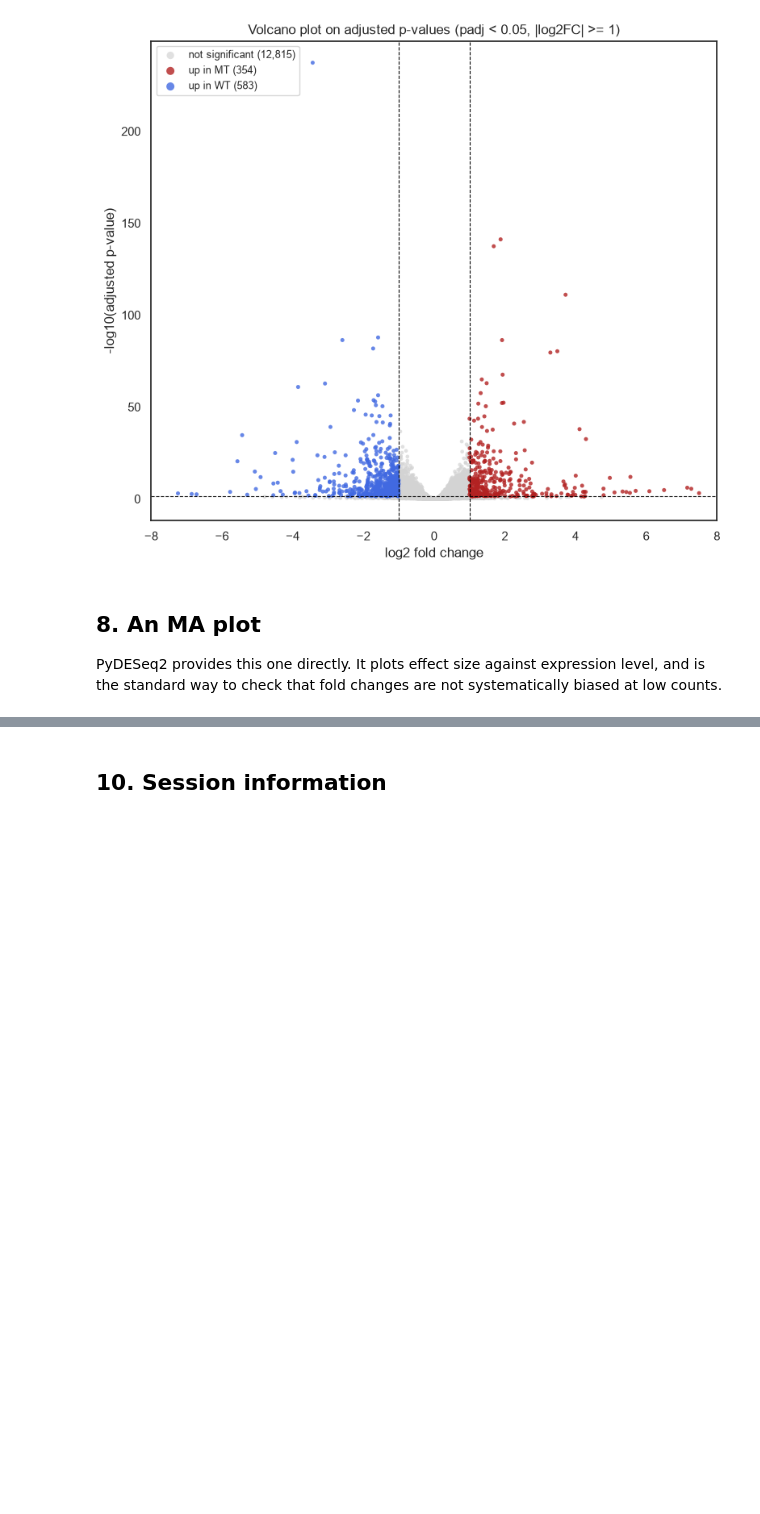
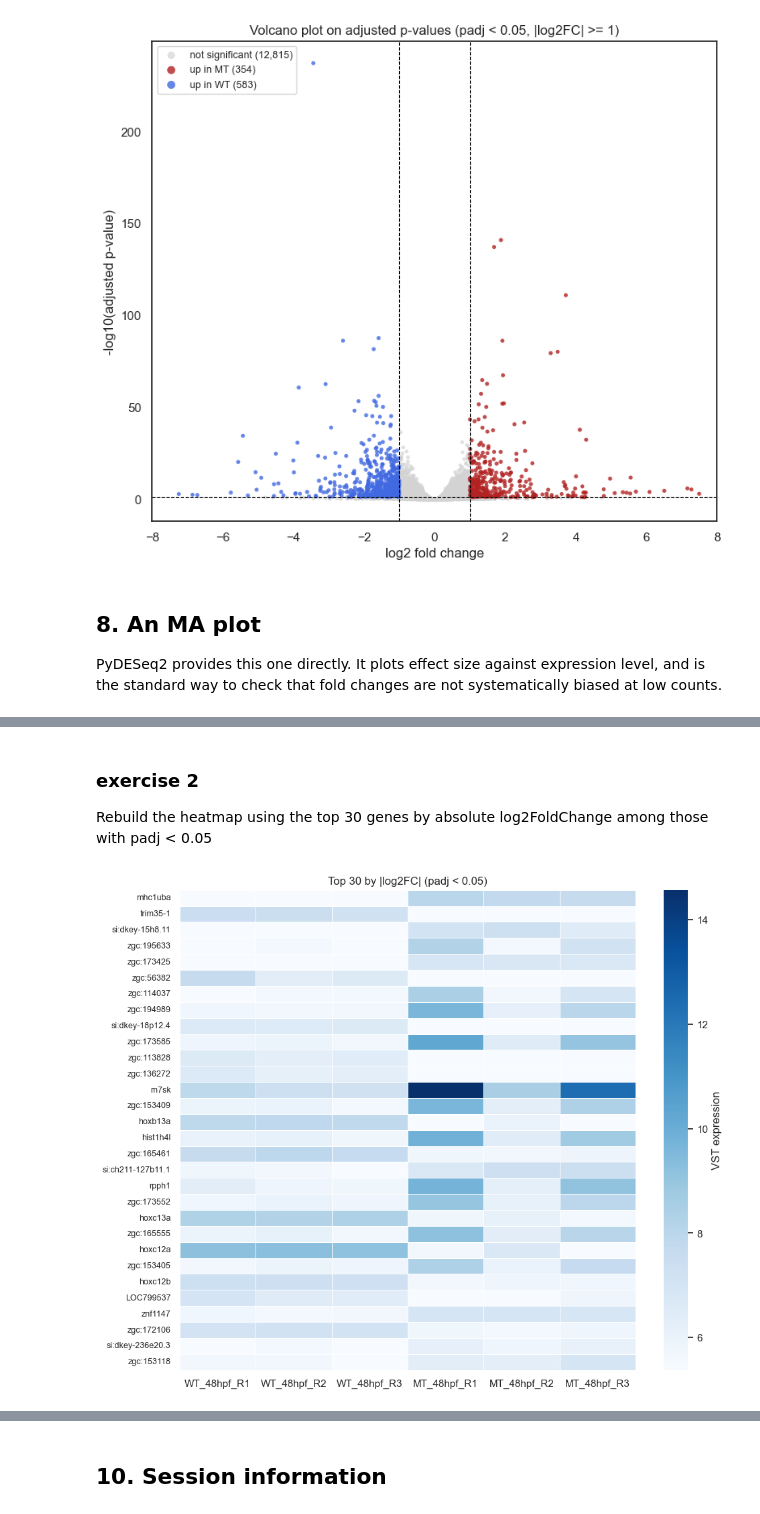
Before and after one commit to enriquea/ZebraQ, a Jupyter notebook: lessons-py/S5_PyDESeq2_Visualization.ipynb, the cells around one changed output, grey strips where cells are left out. Drawn from its saved outputs; the diff is of its cells as text; code cells hidden in the pictures; blank space fills up the shorter version.

```diff
--- a/lessons-py/S5_PyDESeq2_Visualization.ipynb
+++ b/lessons-py/S5_PyDESeq2_Visualization.ipynb
@@ -429,0 +474,20 @@ stat_res.plot_MA(s=6)
+# %% [markdown]
+### exercise 2
+Rebuild the heatmap using the top 30 genes by absolute log2FoldChange among those with padj < 0.05
+# %%
+# Filter significant genes
+sig_genes = results[results["padj"] < 0.05].copy()
+
+# Sort by absolute log2FC and take top 30
+top_lfc = sig_genes["log2FoldChange"].abs().nlargest(30).index
+
+# Make the heatmap
+fig, ax = plt.subplots(figsize=(10, 8))
+sns.heatmap(vst[top_lfc].T, cmap="Blues", ax=ax,
+            cbar_kws={"label": "VST expression"}, linewidths=0.4)
+ax.set(title="Top 30 by |log2FC| (padj < 0.05)", xlabel="", ylabel="")
+ax.set_yticklabels(top_lfc, rotation=0, fontsize=9)
+plt.tight_layout()
+plt.show()
+# %% [output]
+[figure, added]
```
Also changed, not shown: parts of 21 cells of this notebook, 2 other files.
